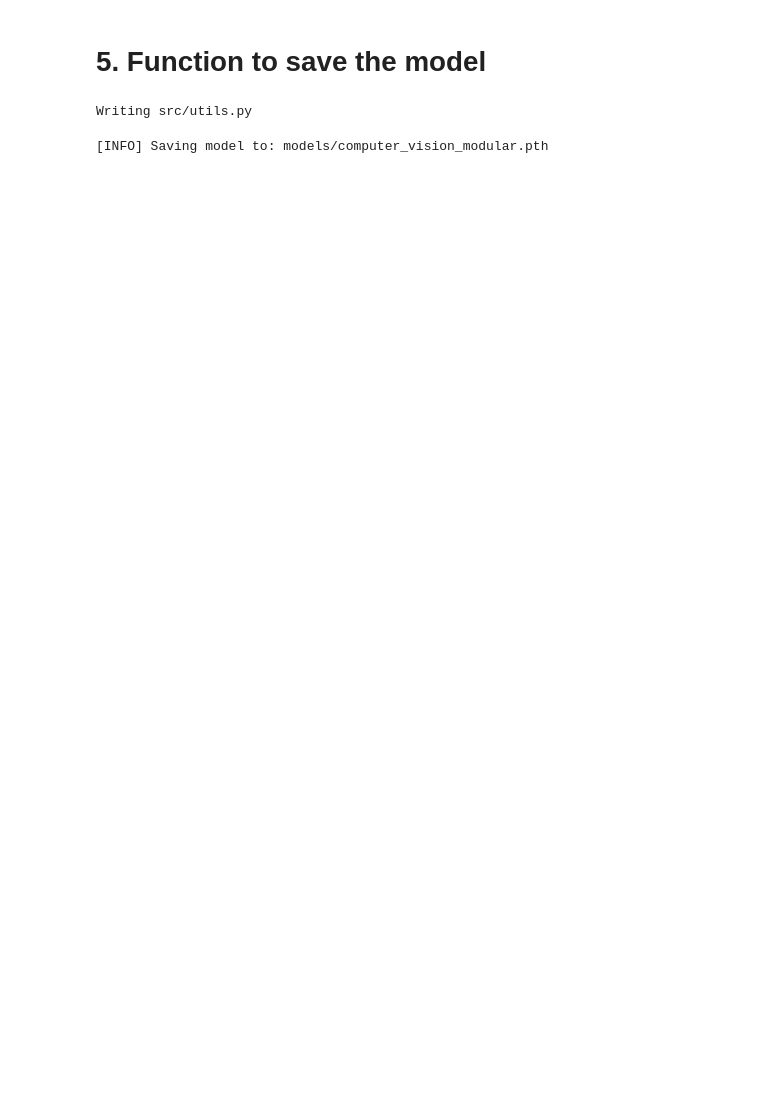
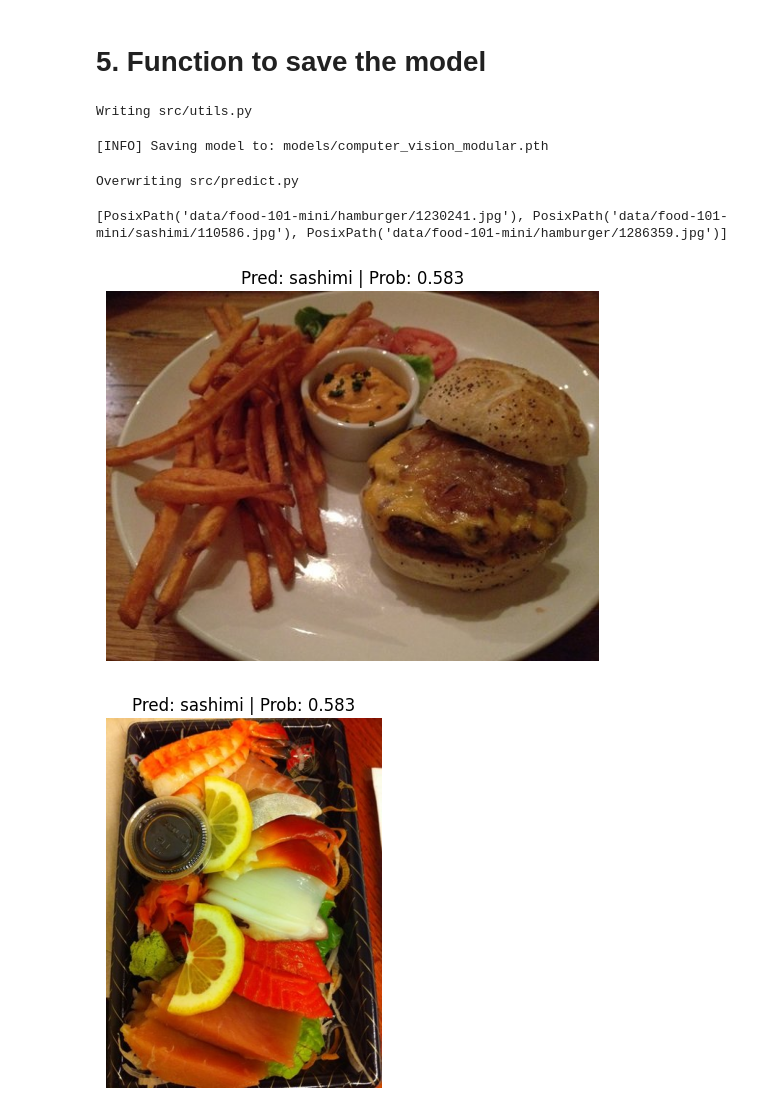
Before and after one commit to yongbinkim-chemist/deep_learning, a Jupyter notebook: computer_vision/computer_vision_modular.ipynb, the cells around one changed output. Drawn from its saved outputs; the diff is of its cells as text; code cells hidden in the pictures; blank space fills up the shorter version.

Commit message:
add prediction and plot function

```diff
--- a/computer_vision/computer_vision_modular.ipynb
+++ b/computer_vision/computer_vision_modular.ipynb
@@ -497,3 +494,69 @@ utils.save_model(model=model,
                  model_name="computer_vision_modular.pth")
 # %% [output]
 [INFO] Saving model to: models/computer_vision_modular.pth
+# %%
+%%writefile src/predict.py
+from typing import List, Tuple
+import matplotlib.pyplot as plt
+from PIL import Image
+import torch
+import torchvision
+from torchvision import transforms
+
+def predict_and_plot(model: torch.nn.Module,
+                     class_names: List[str],
+                     image_path: str,
+                     image_size: Tuple[int, int],
+                     transform: torchvision.transforms = None,
+                     device: torch.device = "cpu"):
+
+  img = Image.open(image_path)
+  if transform:
+    transformed_img = transform(img)
+  else:
+    transform = transforms.Compose([transforms.Resize(image_size),
+                                    transforms.ToTensor()])
+    transformed_img = transform(img)
+
+  ### Make prediction ###
+  model.to(device)
+  model.eval()
+  with torch.inference_mode():
+    pred_logit = model(transformed_img.unsqueeze(dim=0).to(device))
+    pred_prob = torch.softmax(pred_logit, dim=1)
+    pred_label = torch.argmax(pred_prob, dim=1)
+    pred_class = class_names[pred_label]
+
+    ### Plot image ###
+    plt.figure()
+    plt.imshow(img)
+    plt.title(f"Pred: {pred_class} | Prob: {pred_prob.max():.3f}")
+    plt.axis(False)
+# %% [output]
+Overwriting src/predict.py
+# %%
+import importlib
+from src import predict
+importlib.reload(predict)
+
+device = "cuda" if torch.cuda.is_available() else "cpu"
+
+import random
+import os
+from pathlib import Path
+image_path = data_path / "food-101-mini"
+
+image_list = list(image_path.glob("*/*.jpg"))
+random_image_list = random.sample(image_list, k=3)
+print(random_image_list)
+for img_path in random_image_list:
+  predict.predict_and_plot(model=model,
+          class_names=class_names,
+          image_path=str(img_path),
+          image_size=(64, 64),
+          transform=data_transforms,
+          device=device)
+# %% [output]
+[PosixPath('data/food-101-mini/hamburger/1230241.jpg'), PosixPath('data/food-101-mini/sashimi/110586.jpg'), PosixPath('data/food-101-mini/hamburger/1286359.jpg')]
+[figure, added]
+[figure, added]
```
Also changed, not shown: parts of 7 cells of this notebook, 1 other file.
